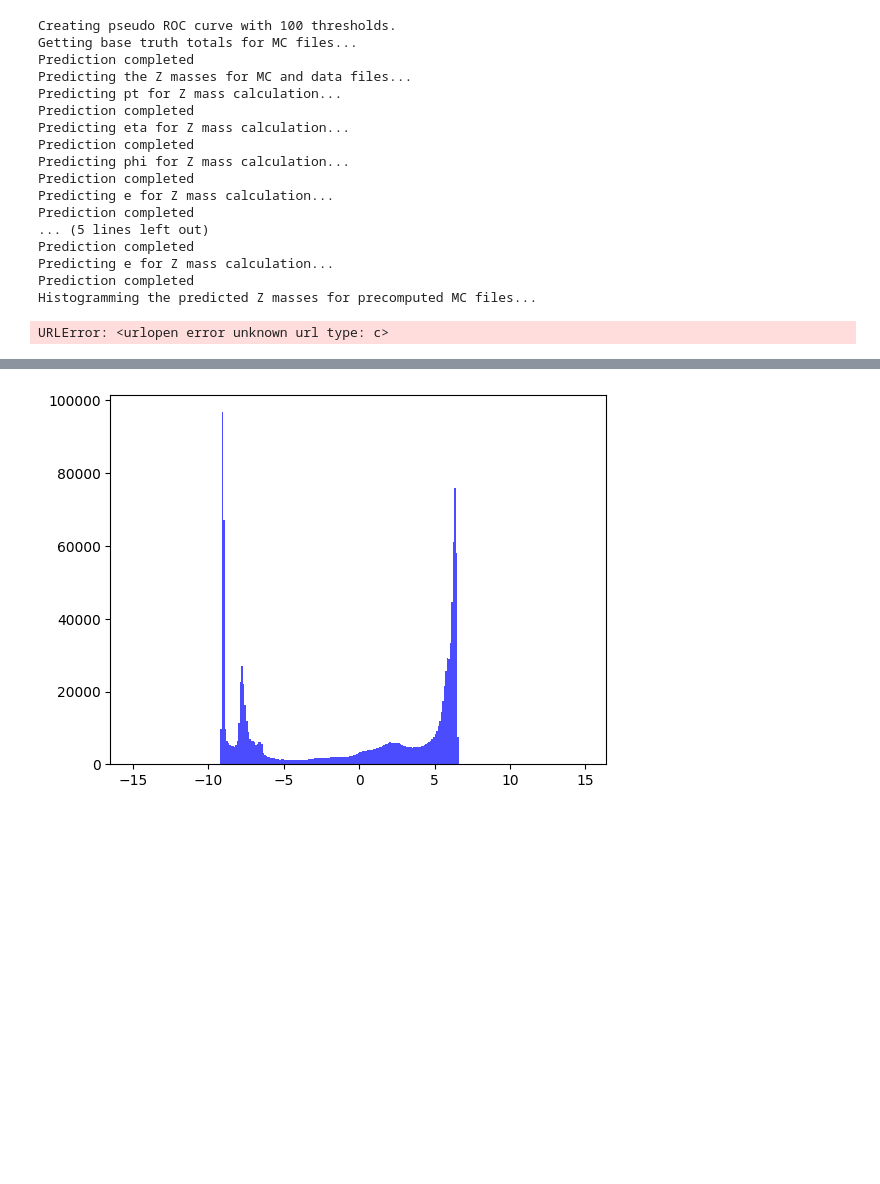
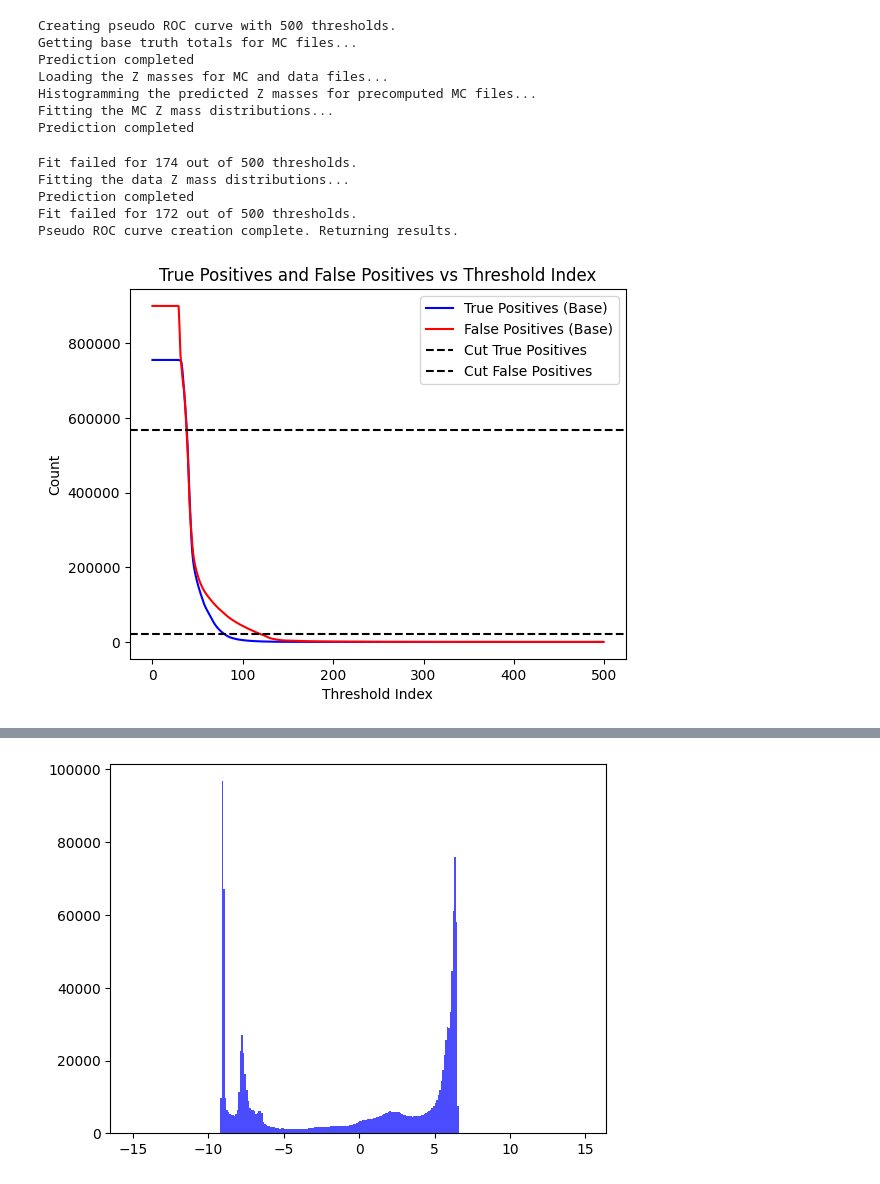
Before and after one commit to Le-Jonas/Masters_project, a Jupyter notebook: Notebooks/Validation_nb.ipynb, the cells around one changed output, grey strips where cells are left out. Cells and saved outputs as stored; diff of their text form; code cells hidden in the pictures; blank space fills up the shorter version.

```diff
--- a/Notebooks/Validation_nb.ipynb
+++ b/Notebooks/Validation_nb.ipynb
@@ -81,21 +90,31 @@ Loading model e from C:/Users/jonas/Desktop/Masters/Main/Masters_project/models_
 # %%
-Output_Ns = misc_functions.create_pseudo_roc_curve(full_z_mass_hist_path, h5_files_egam[0], h5_files_data[0], models, device, bins = bins, num_workers = 4, pin_memory = False, n_total = 100, batch_size = 1024, sample_size = 10000)
+Output_Ns = misc_functions.create_pseudo_roc_curve(full_z_mass_hist_path, h5_files_egam[:10], h5_files_data[:10], models, device, bins = bins, num_workers = 8, pin_memory = False, n_total = 500, batch_size = 4096, sample_size = 200_000, use_predictions = False)
 # %% [output]
-Creating pseudo ROC curve with 100 thresholds.
+Creating pseudo ROC curve with 500 thresholds.
 Getting base truth totals for MC files...
 Prediction completed
-Predicting the Z masses for MC and data files...
-Predicting pt for Z mass calculation...
+Loading the Z masses for MC and data files...
+Histogramming the predicted Z masses for precomputed MC files...
+Fitting the MC Z mass distributions...
 Prediction completed
-Predicting eta for Z mass calculation...
-Prediction completed
-Predicting phi for Z mass calculation...
-Prediction completed
-Predicting e for Z mass calculation...
-Prediction completed
-... (5 lines left out)
-Prediction completed
-Predicting e for Z mass calculation...
-Prediction completed
-Histogramming the predicted Z masses for precomputed MC files...
-URLError: <urlopen error unknown url type: c>
+Fit failed for 174 out of 500 thresholds.
+Fitting the data Z mass distributions...
+Prediction completed
+Fit failed for 172 out of 500 thresholds.
+Pseudo ROC curve creation complete. Returning results.
+# %%
+N_tp_base, N_fp_base, N_tp_mc, N_fp_mc, N_tp_data, N_fp_data, N_tp_cut, N_fp_cut = Output_Ns
+# %%
+plt.plot(N_tp_base, color='blue', label='True Positives (Base)')
+#plt.plot(N_tp_mc, color='red', label='True Positives (MC)')
+plt.plot(N_fp_base, color='red', label='False Positives (Base)')
+#plt.plot(N_fp_mc, color='orange', label='False Positives (MC)')
+plt.axhline(N_tp_cut, color='black', linestyle='--', label='Cut True Positives')
+plt.axhline(N_fp_cut, color='black', linestyle='--', label='Cut False Positives')
+plt.xlabel('Threshold Index')
+plt.ylabel('Count')
+plt.title('True Positives and False Positives vs Threshold Index')
+plt.legend()
+plt.show()
+# %% [output]
+[figure, added]
```
Also changed, not shown: parts of 12 cells of this notebook, 12 other files.
